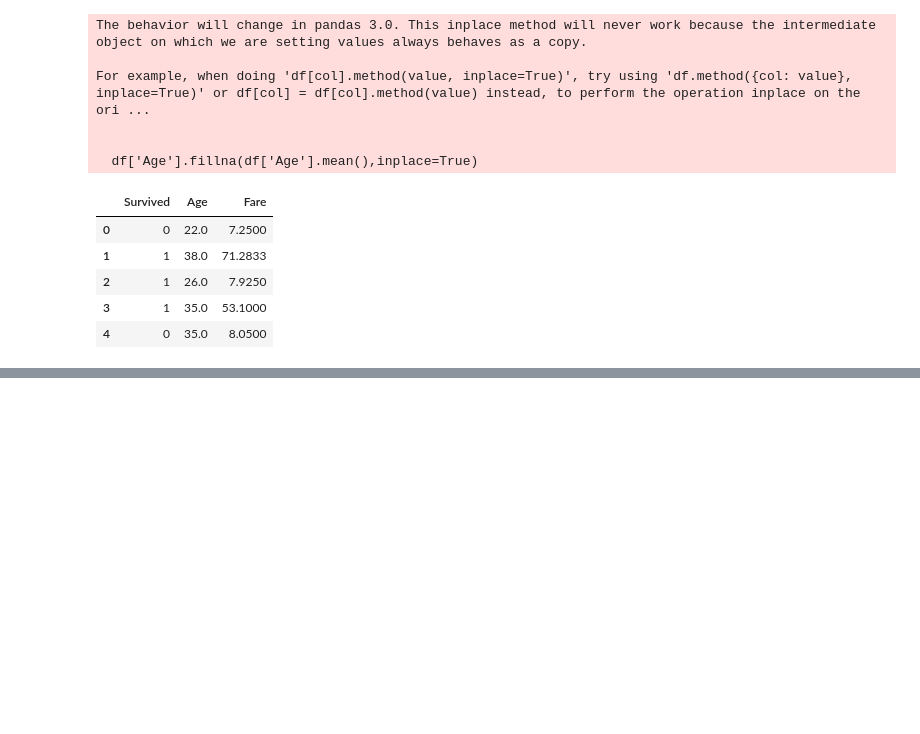
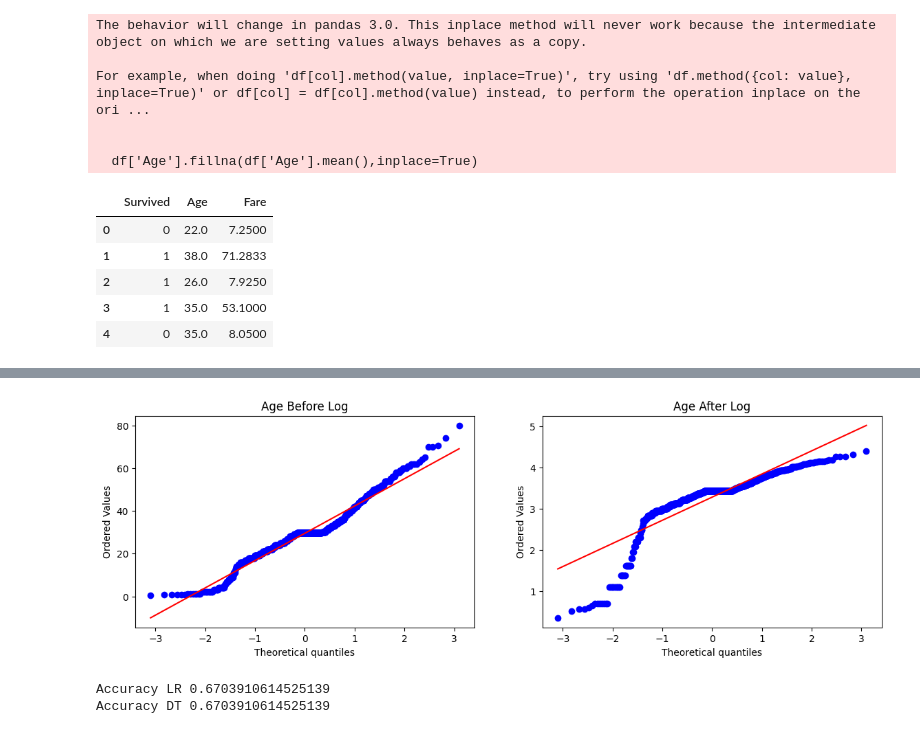
Before and after one commit to SohailKhanPAK/Function-Transformer, a Jupyter notebook: Function Transformer.ipynb, the cells around one changed output, grey strips where cells are left out. Drawn from its saved outputs; the diff is of its cells as text; code cells hidden in the pictures; blank space fills up the shorter version.

```diff
--- a/Function Transformer.ipynb
+++ b/Function Transformer.ipynb
@@ -59,0 +164,14 @@ X_train, X_test, y_train, y_test = train_test_split(X,y,test_size=0.2,random_sta
+# %%
+plt.figure(figsize=(14,4))
+
+plt.subplot(121)
+stats.probplot(X_train['Age'], dist="norm", plot=plt)
+plt.title('Age Before Log')
+
+plt.subplot(122)
+stats.probplot(X_train_transformed['Age'], dist="norm", plot=plt)
+plt.title('Age After Log')
+
+plt.show()
+# %% [output]
+[figure, added]
@@ -59,0 +184,15 @@ X_train, X_test, y_train, y_test = train_test_split(X,y,test_size=0.2,random_sta
+# %%
+clf = LogisticRegression()
+clf2 = DecisionTreeClassifier()
+
+clf.fit(X_train_transformed2,y_train)
+clf2.fit(X_train_transformed2,y_train)
+
+y_pred = clf.predict(X_test_transformed2)
+y_pred2 = clf2.predict(X_test_transformed2)
+
+print("Accuracy LR",accuracy_score(y_test,y_pred))
+print("Accuracy DT",accuracy_score(y_test,y_pred2))
+# %% [output]
+Accuracy LR 0.6703910614525139
+Accuracy DT 0.6703910614525139
```
Also changed, not shown: parts of 10 cells of this notebook.
